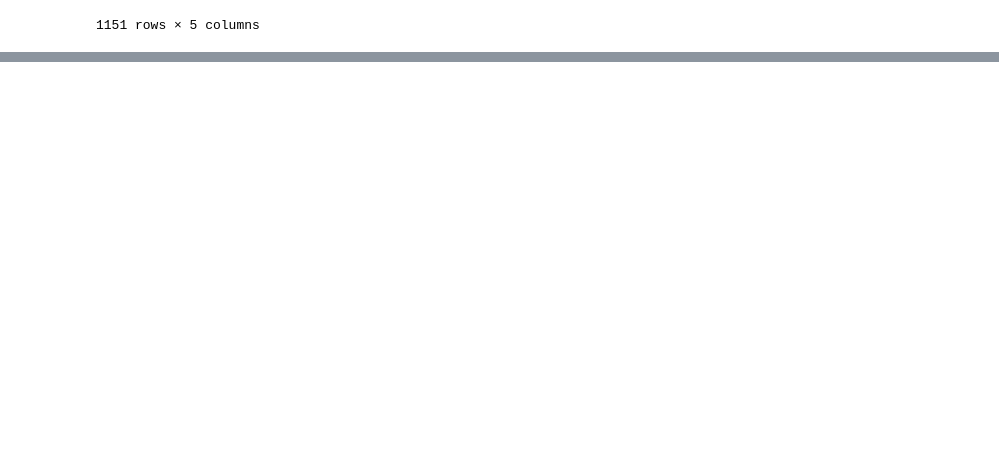
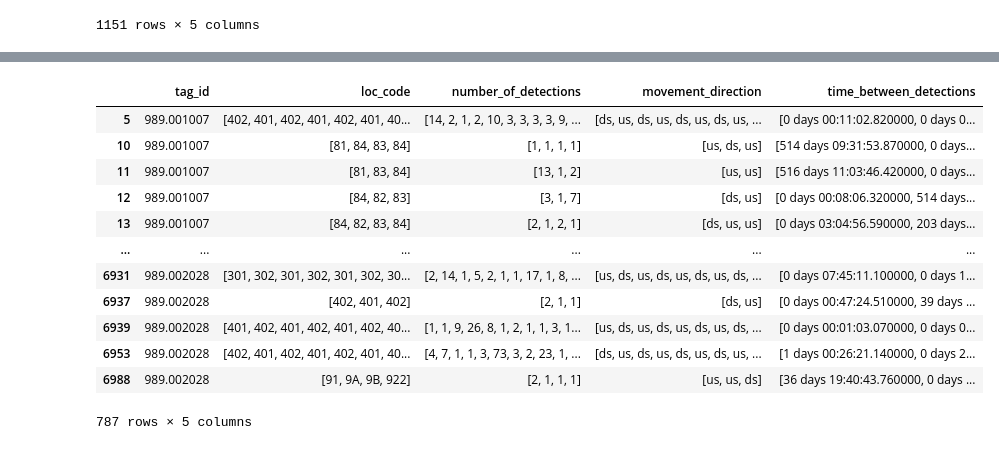
Before and after one commit to riyaeliza123/PIT-detection-patterns, a Jupyter notebook: pit_profiles.ipynb, the cells around one changed output, grey strips where cells are left out. Drawn from its saved outputs; the diff is of its cells as text; code cells hidden in the pictures; blank space fills up the shorter version.

```diff
--- a/pit_profiles.ipynb
+++ b/pit_profiles.ipynb
@@ -148,0 +155,2 @@ unusual.to_csv("data/unusual movements.csv", index=False)
+# %%
+filtered_df = merged_df[~merged_df["movement_direction"].apply(lambda x: "unknown" in x)] # remove any "unknown"
@@ -148,0 +204,21 @@ unusual.to_csv("data/unusual movements.csv", index=False)
+# %%
+# filter rows with any Timedelta > 30 days
+more_than_30 = filtered_df[filtered_df['time_between_detections'].apply(
+    lambda x: any(td > pd.Timedelta(days=30) for td in x if pd.notna(td))
+)]
+
+more_than_30
+# %% [output]
+|  | tag_id | loc_code | number_of_detections | movement_direction | time_between_detections |
+| 5 | 989.001007 | [402, 401, 402, 401, 402, 401, 40... | [14, 2, 1, 2, 10, 3, 3, 3, 3, 9, ... | [ds, us, ds, us, ds, us, ds, us, ... | [0 days 00:11:02.820000, 0 days 0... |
+| 10 | 989.001007 | [81, 84, 83, 84] | [1, 1, 1, 1] | [us, ds, us] | [514 days 09:31:53.870000, 0 days... |
+| 11 | 989.001007 | [81, 83, 84] | [13, 1, 2] | [us, us] | [516 days 11:03:46.420000, 0 days... |
+| 12 | 989.001007 | [84, 82, 83] | [3, 1, 7] | [ds, us] | [0 days 00:08:06.320000, 514 days... |
+| 13 | 989.001007 | [84, 82, 83, 84] | [2, 1, 2, 1] | [ds, us, us] | [0 days 03:04:56.590000, 203 days... |
+| ... | ... | ... | ... | ... | ... |
+| 6931 | 989.002028 | [301, 302, 301, 302, 301, 302, 30... | [2, 14, 1, 5, 2, 1, 1, 17, 1, 8, ... | [us, ds, us, ds, us, ds, us, ds, ... | [0 days 07:45:11.100000, 0 days 1... |
+| 6937 | 989.002028 | [402, 401, 402] | [2, 1, 1] | [ds, us] | [0 days 00:47:24.510000, 39 days ... |
+| 6939 | 989.002028 | [401, 402, 401, 402, 401, 402, 40... | [1, 1, 9, 26, 8, 1, 2, 1, 1, 3, 1... | [us, ds, us, ds, us, ds, us, ds, ... | [0 days 00:01:03.070000, 0 days 0... |
+| 6953 | 989.002028 | [402, 401, 402, 401, 402, 401, 40... | [4, 7, 1, 1, 3, 73, 3, 2, 23, 1, ... | [ds, us, ds, us, ds, us, ds, us, ... | [1 days 00:26:21.140000, 0 days 2... |
+| 6988 | 989.002028 | [91, 9A, 9B, 922] | [2, 1, 1, 1] | [us, us, ds] | [36 days 19:40:43.760000, 0 days ... |
+787 rows × 5 columns
```
Also changed, not shown: parts of 12 cells of this notebook, 1 other file.
